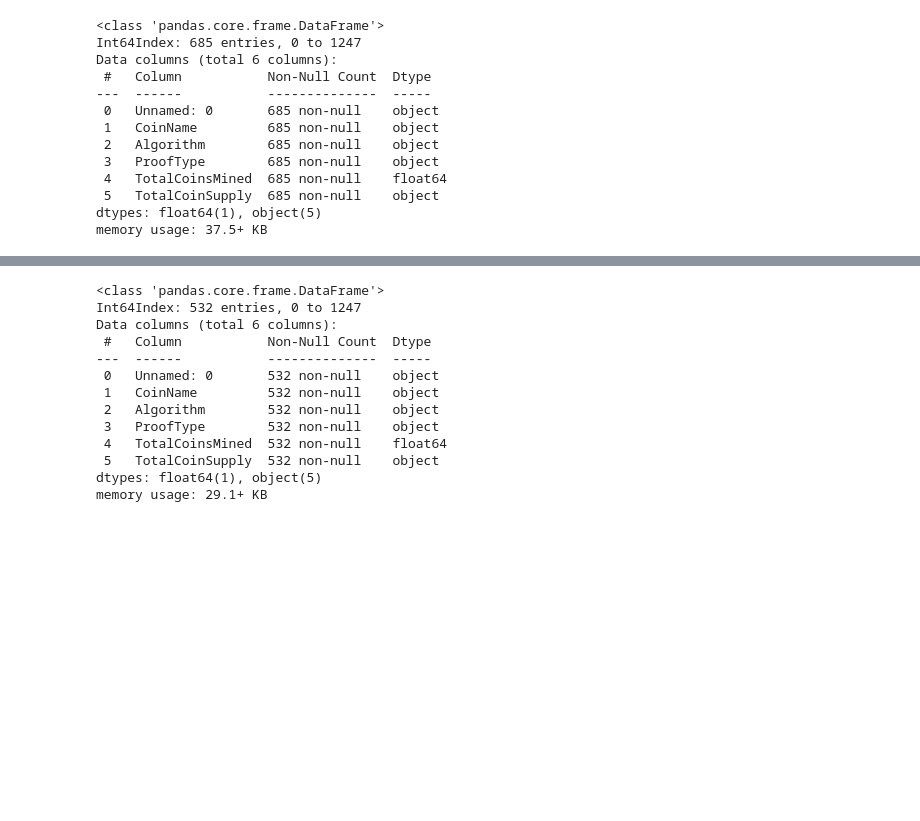
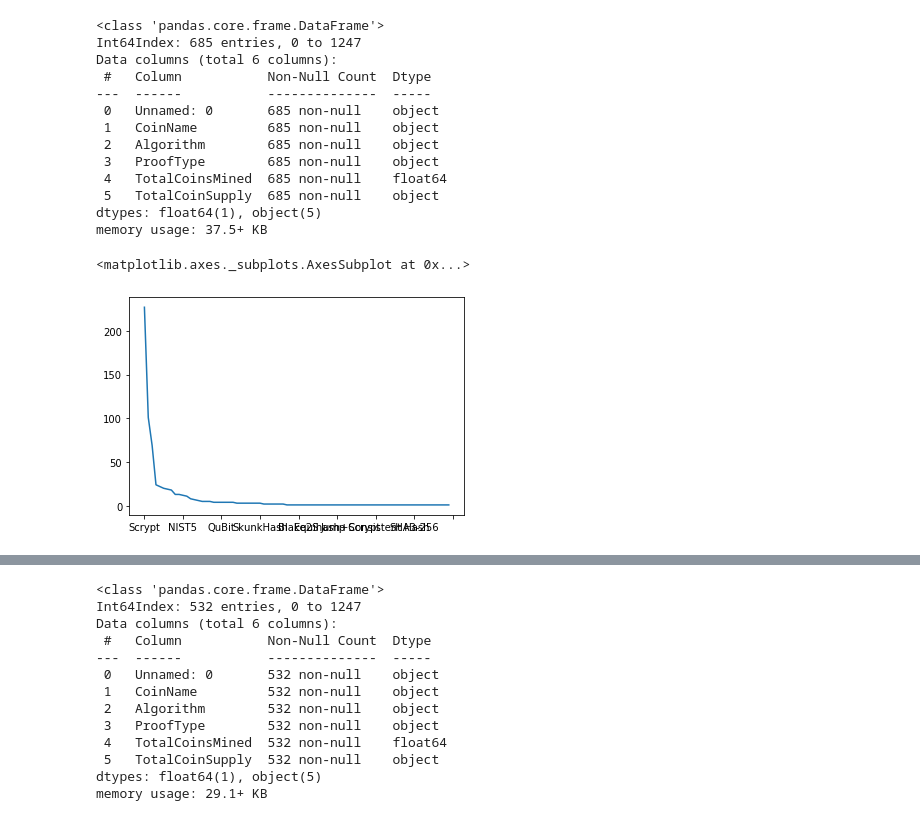
Before and after one commit to misterrustia/-Cryptocurrencies-, a Jupyter notebook: Challenge_18.ipynb, the cells around one changed output, grey strips where cells are left out. Cells and saved outputs as stored; diff of their text form; code cells hidden in the pictures; blank space fills up the shorter version.

```diff
--- a/Challenge_18.ipynb
+++ b/Challenge_18.ipynb
@@ -116,3 +116,10 @@ Data columns (total 6 columns):
  5   TotalCoinSupply  685 non-null    object
 dtypes: float64(1), object(5)
 memory usage: 37.5+ KB
+# %%
+alg_counts= df_crypto["Algorithm"].value_counts()
+# %%
+alg_counts.plot()
+# %% [output]
+<matplotlib.axes._subplots.AxesSubplot at 0x...>
+[figure, added]
```
Also changed, not shown: parts of 1 cell of this notebook, 4 other files.
